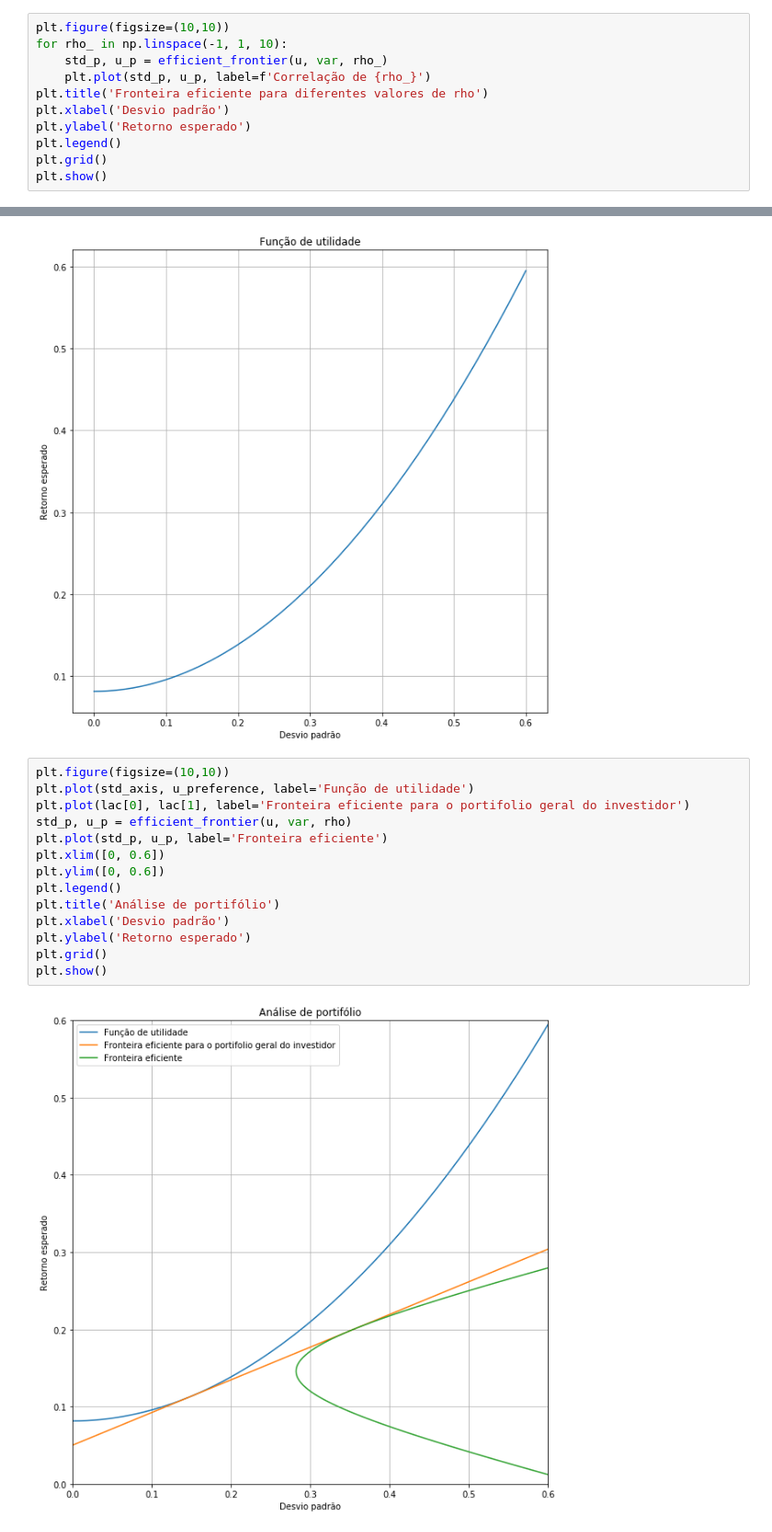
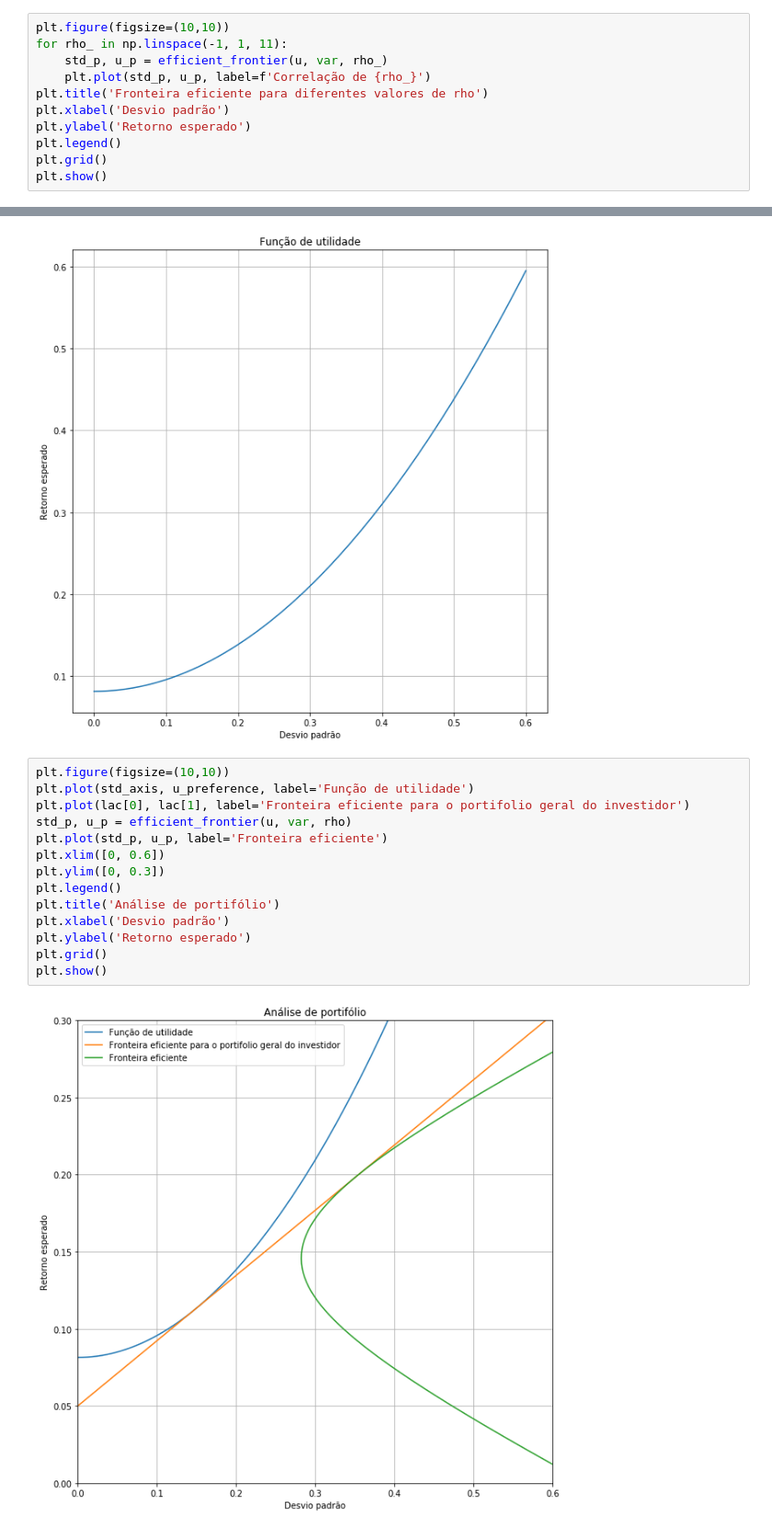
Before and after one commit to matheusfortunato1/financas_quantitativas, a Jupyter notebook: Aula1 .ipynb, the cells around one changed output, grey strips where cells are left out. Shown at 92% size. Cells and saved outputs as stored; diff of their text form.

```diff
--- a/Aula1 .ipynb
+++ b/Aula1 .ipynb
@@ -128,7 +133,7 @@ plt.show()
 [figure]
 # %%
 plt.figure(figsize=(10,10))
-for rho_ in np.linspace(-1, 1, 10):
+for rho_ in np.linspace(-1, 1, 11):
     std_p, u_p = efficient_frontier(u, var, rho_)
     plt.plot(std_p, u_p, label=f'Correlação de {rho_}')
 plt.title('Fronteira eficiente para diferentes valores de rho')
@@ -308,16 +313,16 @@ plt.show()
 # %%
 plt.figure(figsize=(10,10))
 plt.plot(std_axis, u_preference, label='Função de utilidade')
 plt.plot(lac[0], lac[1], label='Fronteira eficiente para o portifolio geral do investidor')
 std_p, u_p = efficient_frontier(u, var, rho)
 plt.plot(std_p, u_p, label='Fronteira eficiente')
 plt.xlim([0, 0.6])
-plt.ylim([0, 0.6])
+plt.ylim([0, 0.3])
 plt.legend()
 plt.title('Análise de portifólio')
 plt.xlabel('Desvio padrão')
 plt.ylabel('Retorno esperado')
 plt.grid()
 plt.show()
 # %% [output]
-[figure, old version]
+[figure, new version]
```
Also changed, not shown: parts of 3 cells of this notebook.
